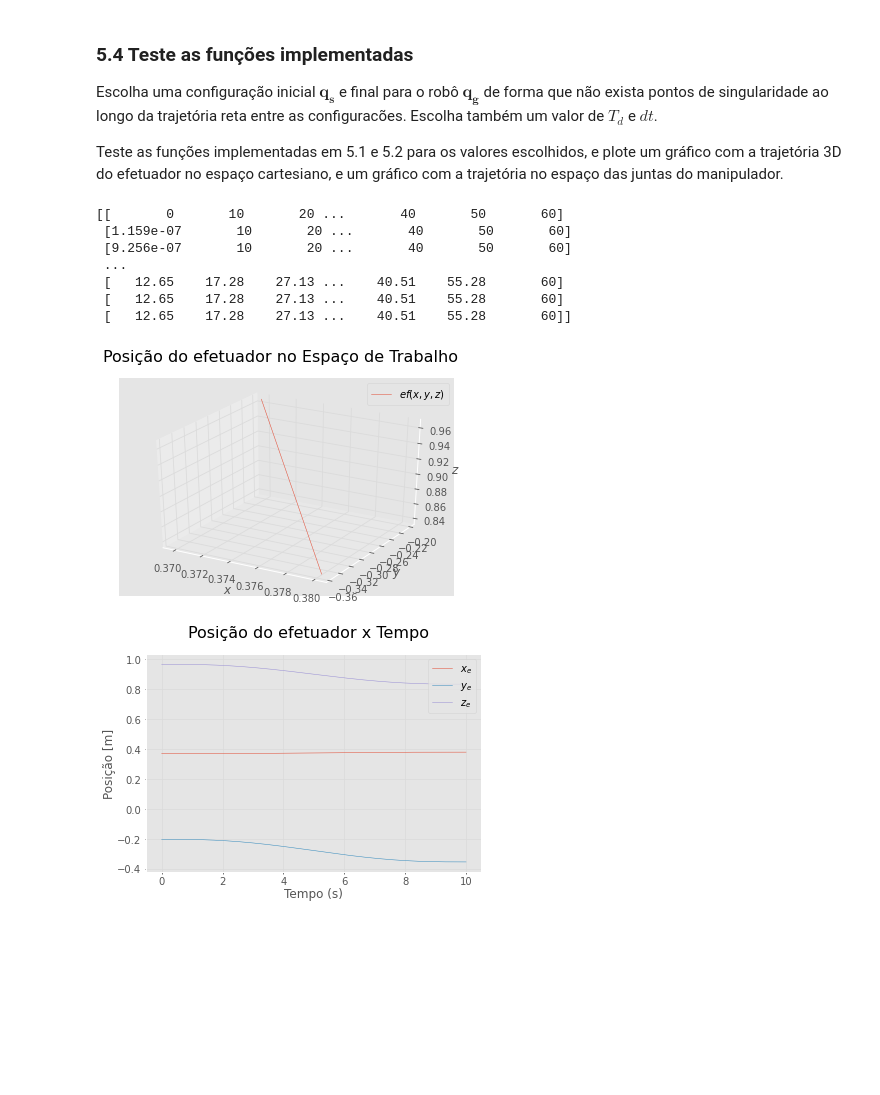
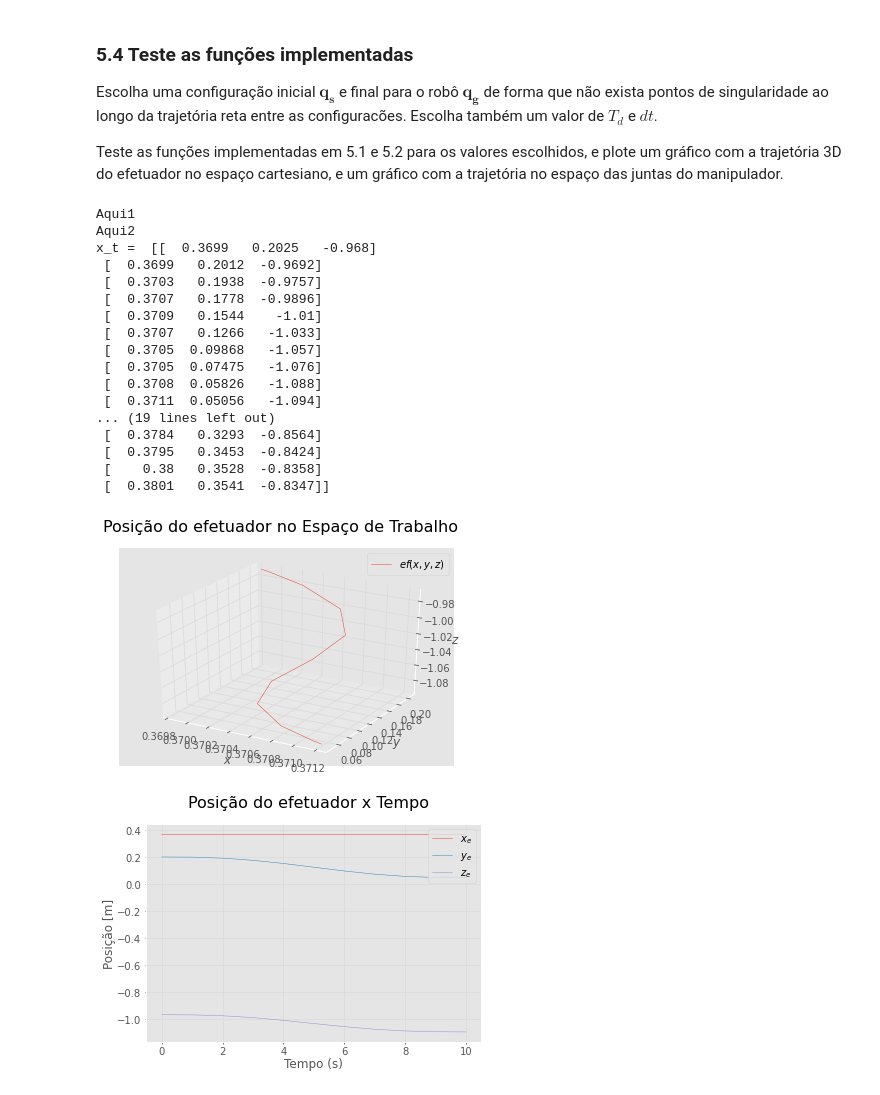
Before and after one commit to RafaelBaquero/lab-robos-manip, a Jupyter notebook: sel0634_tarefa6_2022.ipynb, the cells around one changed output. Cells and saved outputs as stored; diff of their text form; code cells hidden in the pictures; blank space fills up the shorter version.

```diff
--- a/sel0634_tarefa6_2022.ipynb
+++ b/sel0634_tarefa6_2022.ipynb
@@ -136,11 +137,13 @@ def calcular_trajetoria(theta_s, theta_g, Td, dt):
     return theta_t, dtheta_t, ddtheta_t
 
 # Testing the function
-# theta_s = np.array([0,1,2,3,4,5,6])
-# theta_g = np.array([1,2,3,4,5,6,7])
-# Td = 1
-# dt = 0.1
-# [theta1, theta2, theta3] = calcular_trajetoria(theta_s,theta_g,Td,dt)
-# print(theta1)
+q_s = np.array([0,10,20,30,40,50,60])*pi/180
+q_g = np.array([10,20,30,40,50,60,70])*pi/180
+Td = 1
+dt = 0.1
+[theta1, theta2, theta3] = calcular_trajetoria(q_s,q_g,Td,dt)
+print("q_t = ",theta1*180/pi)
 
 # Multi-line edit: https://stackoverflow.com/questions/60053748/google-colab-edit-two-lines-at-the-same-time
+
+plotar_trajetoria_cartesiano_resultado(robot1, theta1, dt, Td)
@@ -408,7 +431,6 @@ def plotar_trajetoria_cartesiano(x_t, Td, dt):
   M = t.shape[0]
 
   # print(t)
-  # print(x_t[:,0])
 
   # Construir os gráficos
 
@@ -449,9 +471,11 @@ def plotar_trajetoria_cartesiano(x_t, Td, dt):
 q_s = np.array([0,10,20,30,40,50,60])*pi/180
 q_g = np.array([10,20,30,40,50,60,70])*pi/180
 
-Td = 0.9
-dt = 0.01
+Td = 1
+dt = 0.1
 robot1 = kinova_robot("KinovaGen3_P1")
 [x_t, dx_t] = calcular_trajetoria_cartesiano(robot1,q_s,q_g,Td,dt)
 plotar_trajetoria_cartesiano(x_t,Td,dt)
+
+print("x_t = ",x_t)
 # %% [output]
@@ -569,10 +604,10 @@ def plotar_trajetoria_cartesiano_resultado(robo, q_t, dt, Td):
   M = t.shape[0]
   N = q_t.shape[1]
 
-  HH = calcular_traj_efetuador(robot1,theta_t)
+  HH = calcular_traj_efetuador(robo, q_t)
 
   xyz = HH[:,:,3] # Vetor de translação, falta tirar o elemento 1 na posição 4x4 de H
-  xyz = xyz[:,0:3] # Agora está ok
+  x_t = xyz[:,0:3] # Agora está ok
 
   # Plotar a trajetória no espaço cartesiano usando a função 'plotar_trajetoria_cartesiano'
   plotar_trajetoria_cartesiano(x_t,Td,dt)
@@ -584,25 +619,35 @@ Escolha uma configuração inicial $\mathbf{q_s}$ e final para o robô $\mathbf{
 Teste as funções implementadas em 5.1 e 5.2 para os valores escolhidos, e plote um gráfico com a trajetória 3D do efetuador no espaço cartesiano, e um gráfico com a trajetória no espaço das juntas do manipulador.
 # %%
 Td = 10.0
-dt = 0.01
+dt = 1 #0.01
 robot1 = kinova_robot("KinovaGen3_P1")
 [x_t, dx_t] = calcular_trajetoria_cartesiano(robot1,q_s,q_g,Td,dt)
-
 q_s = np.array([0,10,20,30,40,50,60])*pi/180
 q_g = np.array([10,20,30,40,50,60,70])*pi/180
 
 J_min = 100 # Limiar para o número de condicionamento
 q_t = trajetoria_cartesiano_para_juntas(robot1,q_s, q_g, x_t, dx_t, Td, dt, J_min)
 
 plotar_trajetoria_cartesiano_resultado(robot1, q_t, dt, Td)
-print(q_t*180/pi)
+print("q_t = ",q_t*180/pi)
+print("x_t = ",x_t)
 # %% [output]
-[[       0       10       20 ...       40       50       60]
- [1.159e-07       10       20 ...       40       50       60]
- [9.256e-07       10       20 ...       40       50       60]
- ...
- [   12.65    17.28    27.13 ...    40.51    55.28       60]
- [   12.65    17.28    27.13 ...    40.51    55.28       60]
- [   12.65    17.28    27.13 ...    40.51    55.28       60]]
+Aqui1
+Aqui2
+x_t =  [[  0.3699   0.2025   -0.968]
+ [  0.3699   0.2012  -0.9692]
+ [  0.3703   0.1938  -0.9757]
+ [  0.3707   0.1778  -0.9896]
+ [  0.3709   0.1544    -1.01]
+ [  0.3707   0.1266   -1.033]
+ [  0.3705  0.09868   -1.057]
+ [  0.3705  0.07475   -1.076]
+ [  0.3708  0.05826   -1.088]
+ [  0.3711  0.05056   -1.094]
+... (19 lines left out)
+ [  0.3784   0.3293  -0.8564]
+ [  0.3795   0.3453  -0.8424]
+ [    0.38   0.3528  -0.8358]
+ [  0.3801   0.3541  -0.8347]]
-[figure, old version]
+[figure, new version]
-[figure, old version]
+[figure, new version]
```
Also changed, not shown: parts of 6 cells of this notebook.
